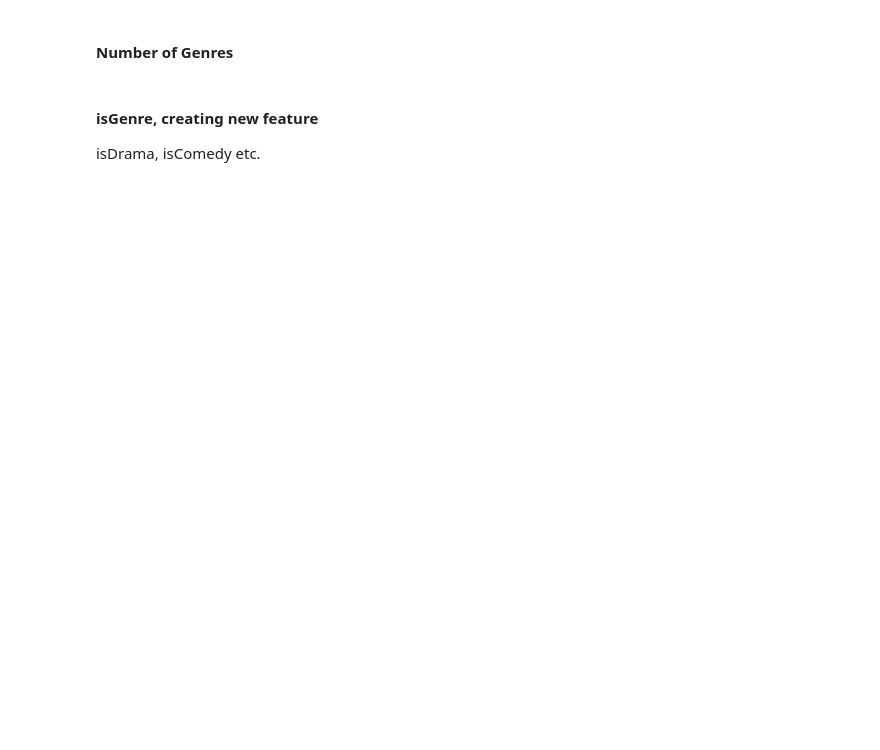
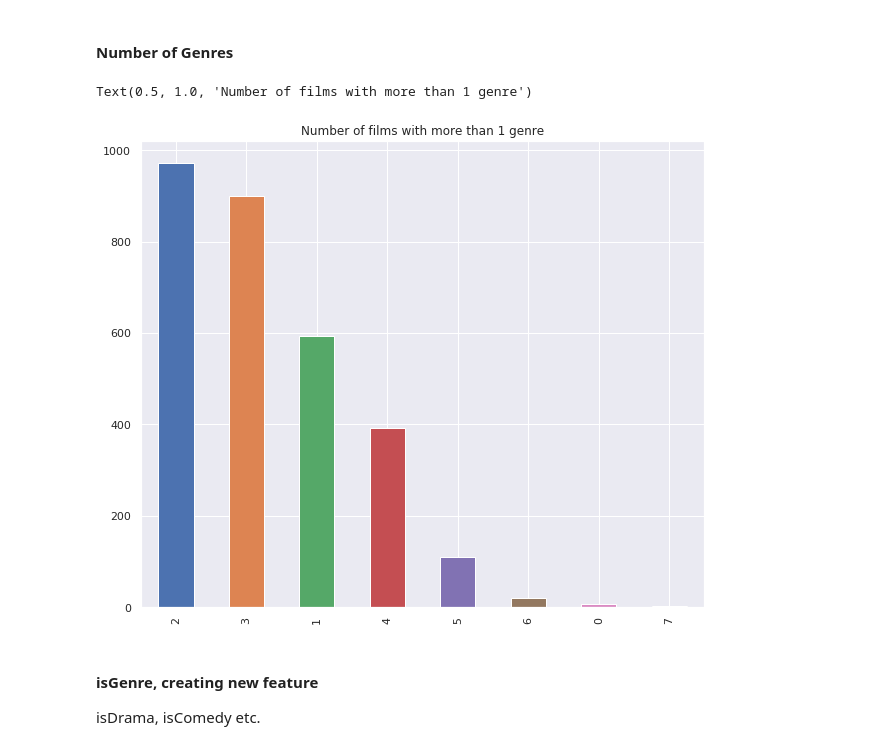
Before and after one commit to praxitelisk/TMDB-Box-Office-Prediction, a Jupyter notebook: TMDB Box Office Prediction EDA + ML.ipynb, the cells around one changed output. Saved outputs shown, nothing was run; the diff lists cells and outputs as text; code cells hidden in the pictures; blank space fills up the shorter version.

```diff
--- a/TMDB Box Office Prediction EDA + ML.ipynb
+++ b/TMDB Box Office Prediction EDA + ML.ipynb
@@ -117,8 +172,12 @@ genres_df.plot.bar()
 # %%
 sns.set(rc={'figure.figsize':(9,8)})
 train_df['num_genres'] = train_df['genres_processed'].apply(lambda x: len(x) if x != {} else 0)
 test_df['num_genres'] = test_df['genres_processed'].apply(lambda x: len(x) if x != {} else 0)
 train_df['num_genres'].value_counts().plot.bar()
+plt.title("Number of films with more than 1 genre")
+# %% [output]
+Text(0.5, 1.0, 'Number of films with more than 1 genre')
+[figure, added]
 # %% [markdown]
 #### isGenre, creating new feature
 isDrama, isComedy etc.
```
Also changed, not shown: parts of 44 cells of this notebook.
